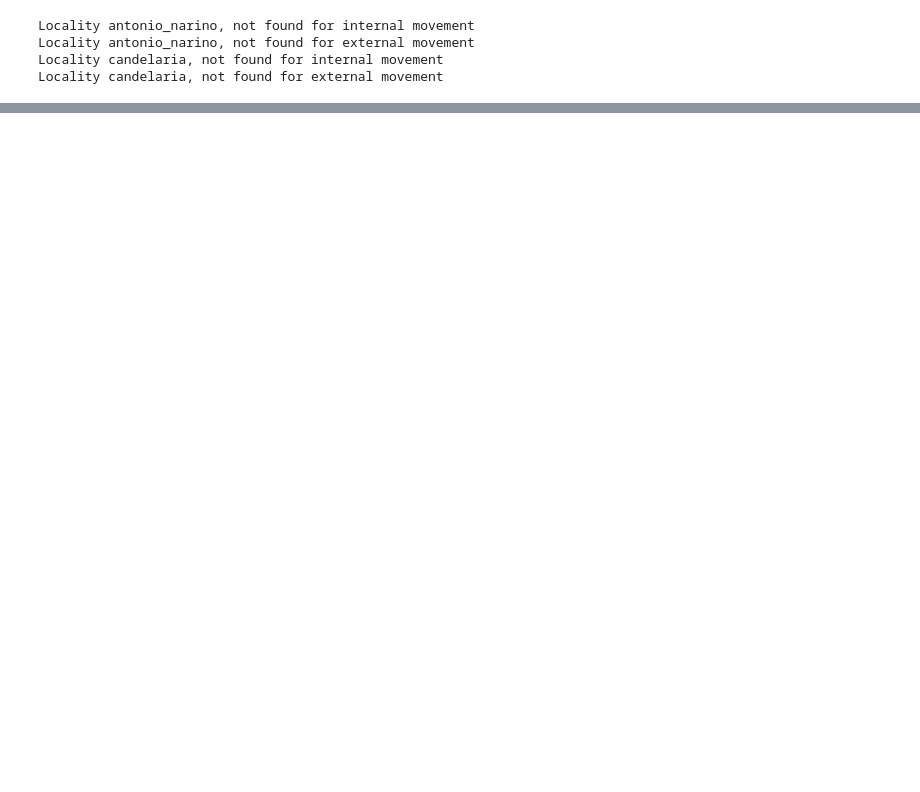
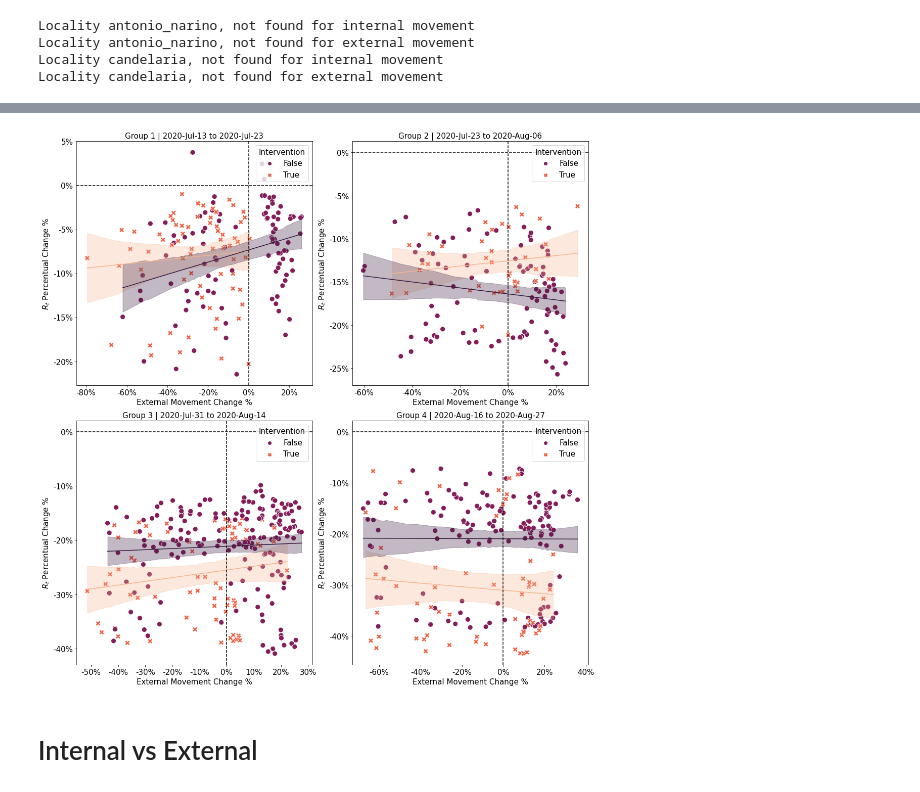
Before and after one commit to ChaosDonkey06/bogota_covid19_lockdowns, a Jupyter notebook: rt_percentual_change.ipynb, the cells around one changed output, grey strips where cells are left out. Saved outputs shown, nothing was run; the diff lists cells and outputs as text; code cells hidden in the pictures; blank space fills up the shorter version.

```diff
--- a/rt_percentual_change.ipynb
+++ b/rt_percentual_change.ipynb
@@ -471,3 +561,61 @@ def optimize_linear_model(x, y, print_summary=True):
+# %%
+A_merged_df =  all_data_merged[all_data_merged.lockdown_group== 'A']; A_merged_df = A_merged_df[A_merged_df["external"]>-0.95]
+B_merged_df =  all_data_merged[all_data_merged.lockdown_group== 'B']; B_merged_df = B_merged_df[B_merged_df["external"]>-0.95]
+C_merged_df =  all_data_merged[all_data_merged.lockdown_group== 'C']; C_merged_df = C_merged_df[C_merged_df["external"]>-0.95]
+D_merged_df =  all_data_merged[all_data_merged.lockdown_group== 'D']; D_merged_df = D_merged_df[D_merged_df["external"]>-0.95]
+
+
+
+################ EXTERNAL ################
+fig, ax = plt.subplots(2, 2, figsize=(15.5, 15.5), sharex=False)
+sns.scatterplot(ax=ax[0,0], data=A_merged_df, x="external", y="rt_percentage", hue="locked_down", style="locked_down", s=100, palette='rocket')
+ax[0,0].plot(df_resp_external_A_lock["x"], df_resp_external_A_lock["mean"], color=sns.color_palette("rocket")[-1])
+ax[0,0].fill_between(df_resp_external_A_lock["x"], df_resp_external_A_lock["low_95"], df_resp_external_A_lock["high_95"], color=sns.color_palette("rocket")[-1], alpha=0.3, interpolate=True)
+
+
+ax[0,0].plot(df_resp_external_A_nolock["x"], df_resp_external_A_nolock["mean"], color=sns.color_palette("rocket")[0])
+ax[0,0].fill_between(df_resp_external_A_nolock["x"], df_resp_external_A_nolock["low_95"], df_resp_external_A_nolock["high_95"], color=sns.color_palette("rocket")[0], alpha=0.3, interpolate=True)
+
+
+sns.scatterplot(ax=ax[0,1], data=B_merged_df, x="external", y="rt_percentage", hue="locked_down", style="locked_down", s=100, palette='rocket')
+ax[0,1].plot(df_resp_external_B_lock["x"], df_resp_external_B_lock["mean"], color=sns.color_palette("rocket")[-1])
+ax[0,1].fill_between(df_resp_external_B_lock["x"], df_resp_external_B_lock["low_95"], df_resp_external_B_lock["high_95"], color=sns.color_palette("rocket")[-1], alpha=0.3, interpolate=True)
+ax[0,1].plot(df_resp_external_B_nolock["x"], df_resp_external_B_nolock["mean"], color=sns.color_palette("rocket")[0])
+ax[0,1].fill_between(df_resp_external_B_nolock["x"], df_resp_external_B_nolock["low_95"], df_resp_external_B_nolock["high_95"], color=sns.color_palette("rocket")[0], alpha=0.3, interpolate=True)
+
+sns.scatterplot(ax=ax[1,0], data=C_merged_df, x="external", y="rt_percentage", hue="locked_down", style="locked_down", s=100, palette='rocket')
+ax[1,0].plot(df_resp_external_C_lock["x"], df_resp_external_C_lock["mean"], color=sns.color_palette("rocket")[-1])
+ax[1,0].fill_between(df_resp_external_C_lock["x"], df_resp_external_C_lock["low_95"], df_resp_external_C_lock["high_95"], color=sns.color_palette("rocket")[-1], alpha=0.3, interpolate=True)
+ax[1,0].plot(df_resp_external_C_nolock["x"], df_resp_external_C_nolock["mean"], color=sns.color_palette("rocket")[0])
+ax[1,0].fill_between(df_resp_external_C_nolock["x"], df_resp_external_C_nolock["low_95"], df_resp_external_C_nolock["high_95"], color=sns.color_palette("rocket")[0], alpha=0.3, interpolate=True)
+
+
+sns.scatterplot(ax=ax[1,1], data=D_merged_df, x="external", y="rt_percentage", hue="locked_down", style="locked_down", s=100, palette='rocket')
+ax[1,1].plot(df_resp_external_D_lock["x"], df_resp_external_D_lock["mean"], color=sns.color_palette("rocket")[-1])
+ax[1,1].fill_between(df_resp_external_D_lock["x"], df_resp_external_D_lock["low_95"], df_resp_external_D_lock["high_95"], color=sns.color_palette("rocket")[-1], alpha=0.3, interpolate=True)
+ax[1,1].plot(df_resp_external_D_nolock["x"], df_resp_external_D_nolock["mean"], color=sns.color_palette("rocket")[0])
+ax[1,1].fill_between(df_resp_external_D_nolock["x"], df_resp_external_D_nolock["low_95"], df_resp_external_D_nolock["high_95"], color=sns.color_palette("rocket")[0], alpha=0.3, interpolate=True)
+
+codes_names = ['Group 1', 'Group 2', 'Group 3', 'Group 4']
+for idx, axi in enumerate(ax.flatten()):
+    lock = lockdowns[idx]
+    axi.axhline(y=0, color='black', linestyle='--')
+    axi.axvline(x=0, color='black', linestyle='--')
+    axi.legend(loc='upper right', fontsize=15, title='Intervention', title_fontsize=15)
+    axi.set_xlabel('External Movement Change %', fontsize=15)
+    axi.set_ylabel(r'$R_t$ Percentual Change %', fontsize=15)
+    axi.yaxis.set_major_formatter(ticker.StrMethodFormatter("{x:.0%}"))
+    axi.xaxis.set_major_formatter(ticker.StrMethodFormatter("{x:.0%}"))
+    axi.tick_params(axis='both', labelsize=15)
+
+    axi.set_title(f"{codes_names[idx]} | {lock['start_date'].strftime('%Y-%b-%d')} to {lock['end_date'].strftime('%Y-%b-%d')}", fontsize=15)
+
+plt.tight_layout()
+fig.savefig(os.path.join(results_dir, 'figures', 'external_rt_scatter_bayesian_regression.png'), dpi=300,  bbox_inches='tight', transparent=True)
+# %% [output]
+[figure, added]
+# %% [markdown]
+# Internal vs External
 # %%
 
 A_merged_df =  all_data_merged[all_data_merged.lockdown_group== 'A']; A_merged_df = A_merged_df[A_merged_df["internal"]>-0.95]
```
Also changed, not shown: parts of 9 cells of this notebook.
